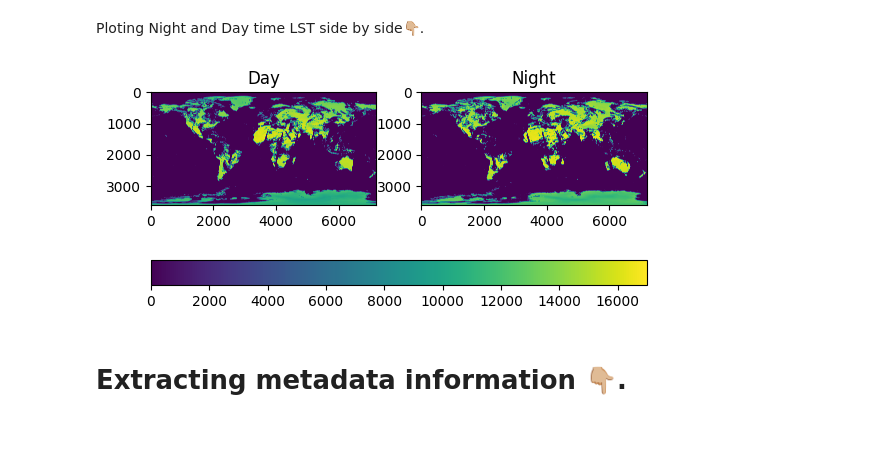
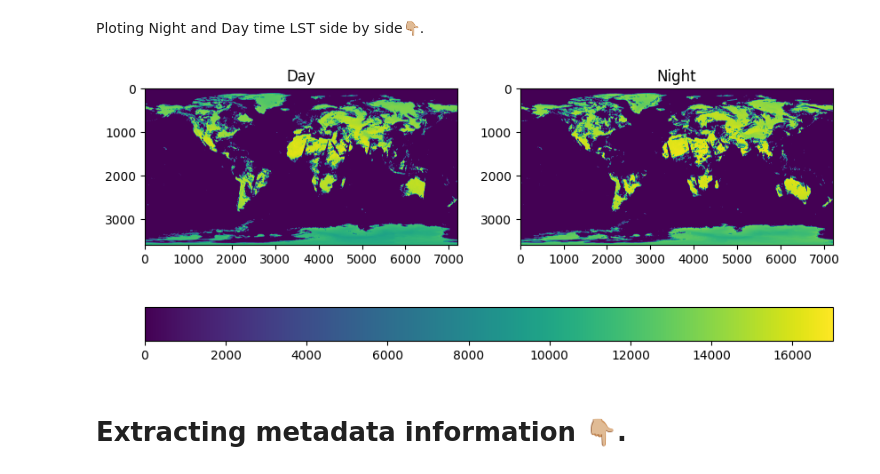
Before and after one commit to nadim-ocg/hdf-to-netcdf, a Jupyter notebook: hdf-to-netcdf.ipynb, the cells around one changed output. Drawn from its saved outputs; the diff is of its cells as text; code cells hidden in the pictures; blank space fills up the shorter version.

```diff
--- a/hdf-to-netcdf.ipynb
+++ b/hdf-to-netcdf.ipynb
@@ -84,21 +83,19 @@ data.select('LST_Day_CMG').attributes()
 Ploting Night and Day time LST side by side👇🏼.
 # %%
 
-fig, axs = plt.subplots(1, 2)  # Create a figure and a 1x2 grid of subplots
-# Plot the first image in the left subplot
+fig, axs = plt.subplots(1, 2,figsize=(10,6))
+
 img_day = axs[0].imshow(data.select('LST_Day_CMG').get())
 axs[0].set_title('Day')
 
-# Plot the second image in the right subplot
 img_night = axs[1].imshow(data.select('LST_Night_CMG').get())
 axs[1].set_title('Night')
 
-# Add a single colorbar for both subplots
-fig.colorbar(img_day, ax=axs, orientation='horizontal')  # Use img_day as the mappable
+fig.colorbar(img_day, ax=axs, orientation='horizontal')
 
 plt.show()
 # %% [output]
-[figure, old version]
+[figure, new version]
 # %% [markdown]
 # Extracting metadata information 👇🏼.
 # %%
```
Also changed, not shown: parts of 9 cells of this notebook.
